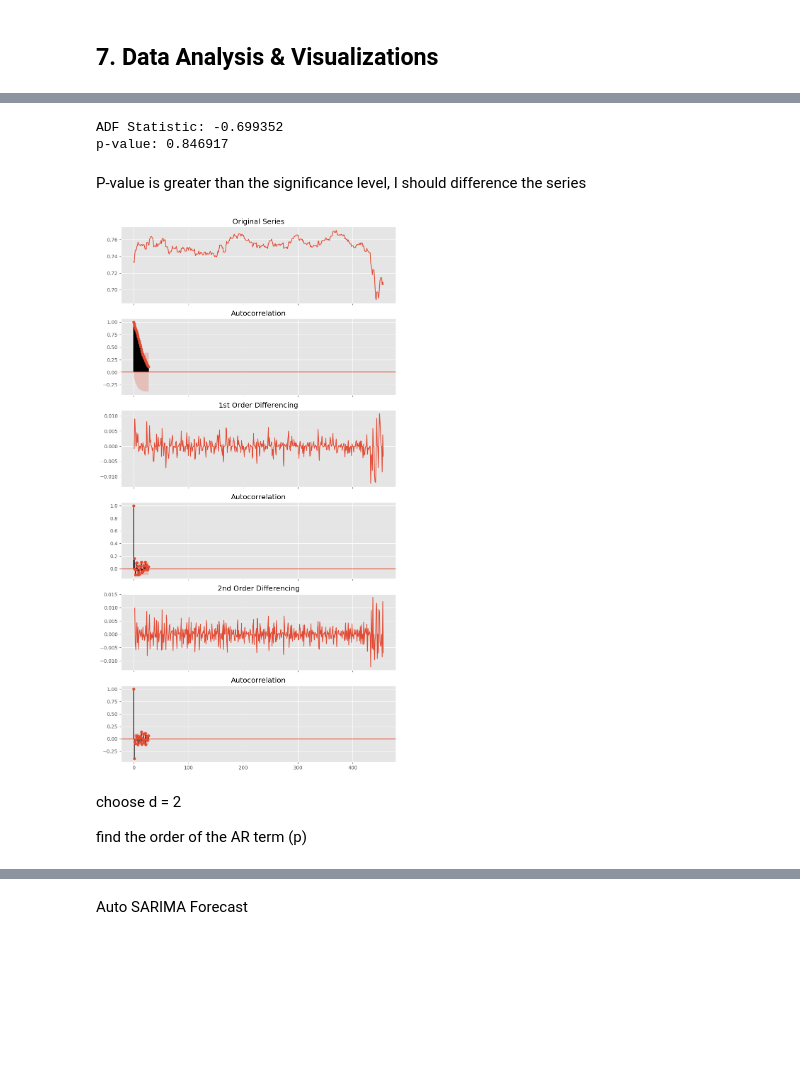
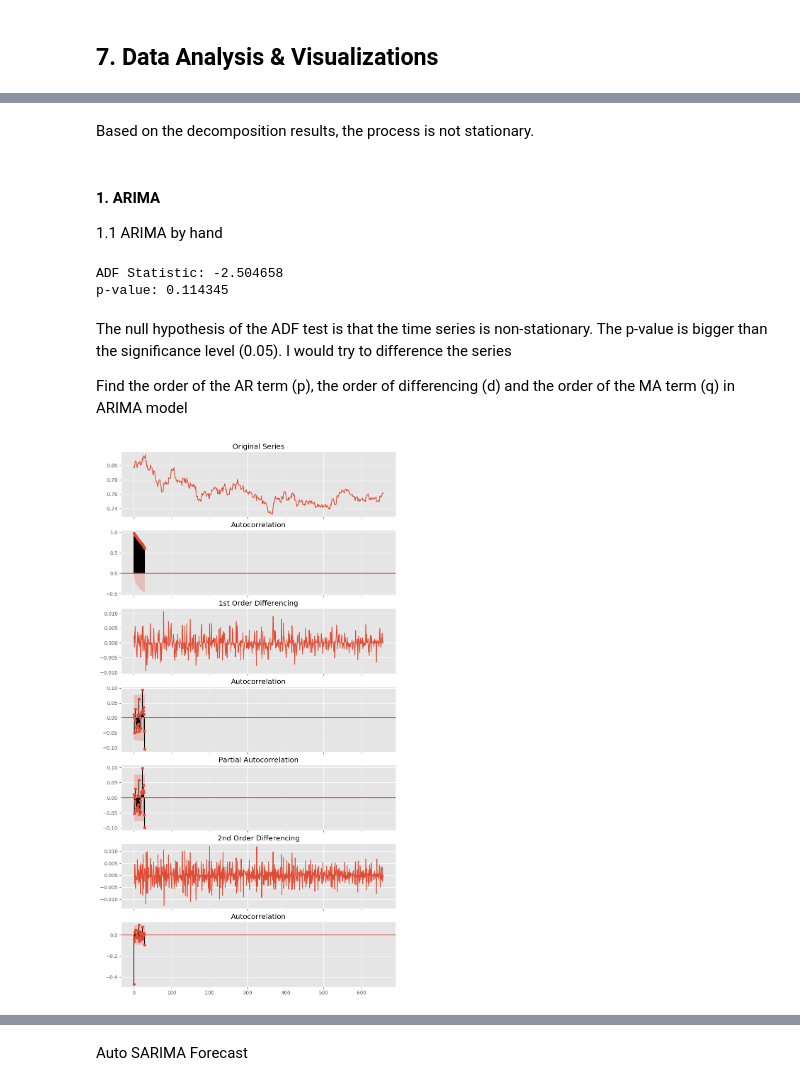
Before and after one commit to flizhou/CAD_USD_exchange_rate_predictor, a Jupyter notebook: scripts/eda.ipynb, the cells around one changed output, grey strips where cells are left out. Drawn from its saved outputs; the diff is of its cells as text; code cells hidden in the pictures; blank space fills up the shorter version.

Commit message:
Cleaned ARIMA analysis and added functions to score accuracy close #15

```diff
--- a/scripts/eda.ipynb
+++ b/scripts/eda.ipynb
@@ -174,0 +208,2 @@ split data
+# %%
+cad_to_usd = cad_to_usd.set_index('date')
@@ -175,8 +212,12 @@ split data
 # %%
-split = 0.95
-split_1 = int(df.shape[0] * split)
+split_ratio = 0.95
 
-train_valid, test = df.iloc[: split_1], df.iloc[split_1:]
+split_1 = int(cad_to_usd.shape[0] * split_ratio)
+train_valid, test = cad_to_usd[['close']].iloc[: split_1], cad_to_usd[['close']].iloc[split_1:]
 
-split_2 = int(train_valid.shape[0] * split)
+split_2 = int(train_valid.shape[0] * split_ratio)
 train, valid = train_valid.iloc[: split_2], train_valid.iloc[split_2:]
+
+print(f'The shape of train is {train.shape}')
+print(f'The shape of valid is {valid.shape}')
+print(f'The shape of test is {test.shape}')
@@ -213,0 +234,5 @@ The null hypothesis of the ADF test is that the time series is non-stationary.
+# %%
+rcParams['figure.figsize'] = 18, 8
+plt.plot(train.close, '-')
+plt.plot(valid.close, '--')
+# plt.plot(test.close, '-')
@@ -213,0 +248,5 @@ The null hypothesis of the ADF test is that the time series is non-stationary.
+# %%
+rcParams['figure.figsize'] = 18, 8
+decomposition = sm.tsa.seasonal_decompose(cad_to_usd.close, period=365, model='additive')
+fig = decomposition.plot()
+plt.show()
@@ -214,36 +255,41 @@ The null hypothesis of the ADF test is that the time series is non-stationary.
+# %% [markdown]
+Based on the decomposition results, the process is not stationary.
+# %% [markdown]
+#### 1. ARIMA
+
+1.1 ARIMA by hand
 # %%
-result = adfuller(train.close.dropna())
+result = adfuller(train.close)
 print('ADF Statistic: %f' % result[0])
 print('p-value: %f' % result[1])
 # %% [output]
-ADF Statistic: -0.699352
-p-value: 0.846917
+ADF Statistic: -2.504658
+p-value: 0.114345
-# %% [markdown]
-P-value is greater than the significance level, I should difference the series
+# %% [markdown]
+The null hypothesis of the ADF test is that the time series is non-stationary. The p-value is bigger than the significance level (0.05). I would try to difference the series
+
+Find the order of the AR term (p), the order of differencing (d) and the order of the MA term (q) in ARIMA model
 # %%
 # ref: https://www.machinelearningplus.com/time-series/arima-model-time-series-forecasting-python/
 
+fig, axes = plt.subplots(7, sharex=True, figsize=(10, 20), dpi=100)
+
 # original series
-
-fig, axes = plt.subplots(6, sharex=True, figsize=(10, 20), dpi=100)
 axes[0].plot(train.close)
 axes[0].set_title('Original Series')
-plot_acf(train.close, ax=axes[1])
+plot_acf(train.close, ax=axes[1], zero=False)
 
 # 1st Differencing
 axes[2].plot(train.close.diff())
 axes[2].set_title('1st Order Differencing')
-plot_acf(train.close.diff().dropna(), ax=axes[3])
+plot_acf(train.close.diff().dropna(), ax=axes[3], zero=False)
+plot_pacf(train.close.diff().dropna(), ax=axes[4], zero=False)
 
 # 2nd Differencing
-axes[4].plot(train.close.diff().diff())
-axes[4].set_title('2nd Order Differencing')
-plot_acf(train.close.diff().diff().dropna(), ax=axes[5])
+axes[5].plot(train.close.diff().diff())
+axes[5].set_title('2nd Order Differencing')
+plot_acf(train.close.diff().diff().dropna(), ax=axes[6], zero=False)
 
 plt.show()
 # %% [output]
-[figure, old version]
+[figure, new version]
-# %% [markdown]
-choose d = 2
-
-find the order of the AR term (p)
```
Also changed, not shown: parts of 66 cells of this notebook.
